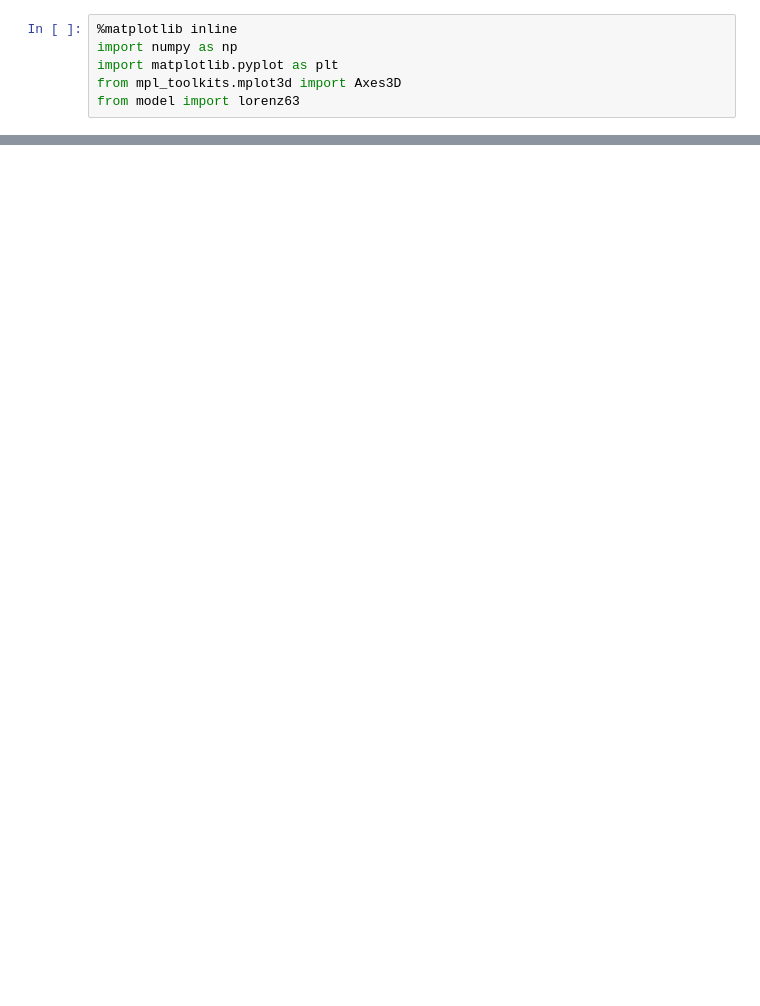
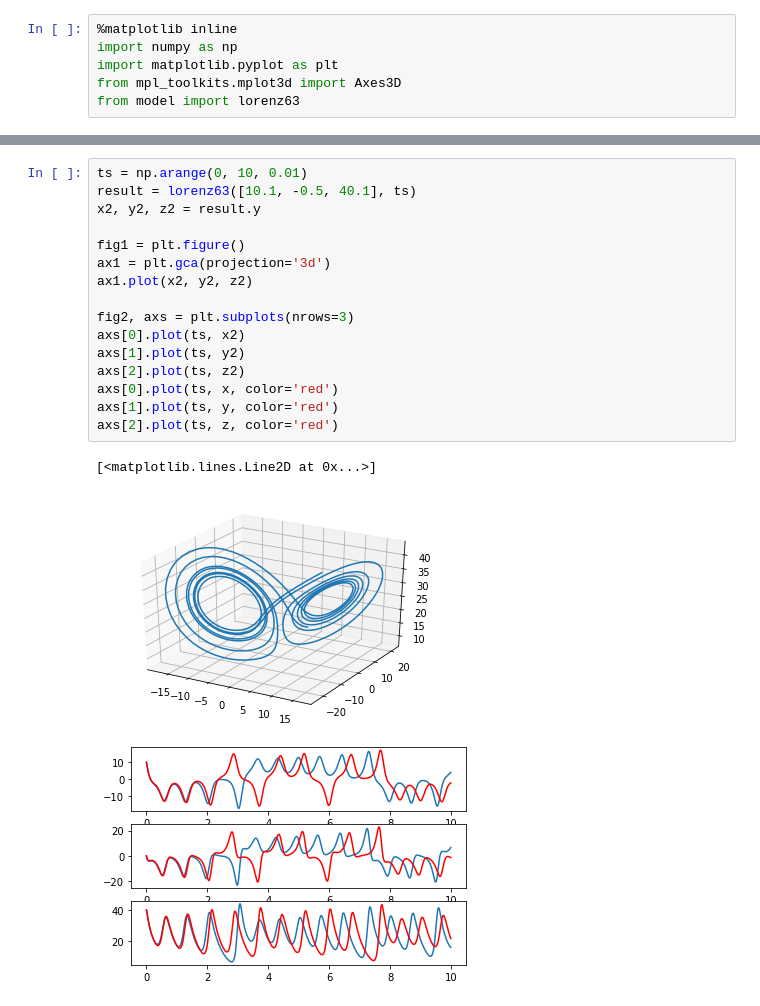
Before and after one commit to micky85lu/Data-Assimilation-Project, a Jupyter notebook: test.ipynb, the cells around one changed output, grey strips where cells are left out. Cells and saved outputs as stored; diff of their text form; blank space fills up the shorter version.

```diff
--- a/test.ipynb
+++ b/test.ipynb
@@ -21,0 +24,20 @@ axs[2].plot(X[:,2])
+# %%
+ts = np.arange(0, 10, 0.01)
+result = lorenz63([10.1, -0.5, 40.1], ts)
+x2, y2, z2 = result.y
+
+fig1 = plt.figure()
+ax1 = plt.gca(projection='3d')
+ax1.plot(x2, y2, z2)
+
+fig2, axs = plt.subplots(nrows=3)
+axs[0].plot(ts, x2)
+axs[1].plot(ts, y2)
+axs[2].plot(ts, z2)
+axs[0].plot(ts, x, color='red')
+axs[1].plot(ts, y, color='red')
+axs[2].plot(ts, z, color='red')
+# %% [output]
+[<matplotlib.lines.Line2D at 0x...>]
+[figure, added]
+[figure, added]
```
Also changed, not shown: parts of 1 cell of this notebook, 3 other files.
